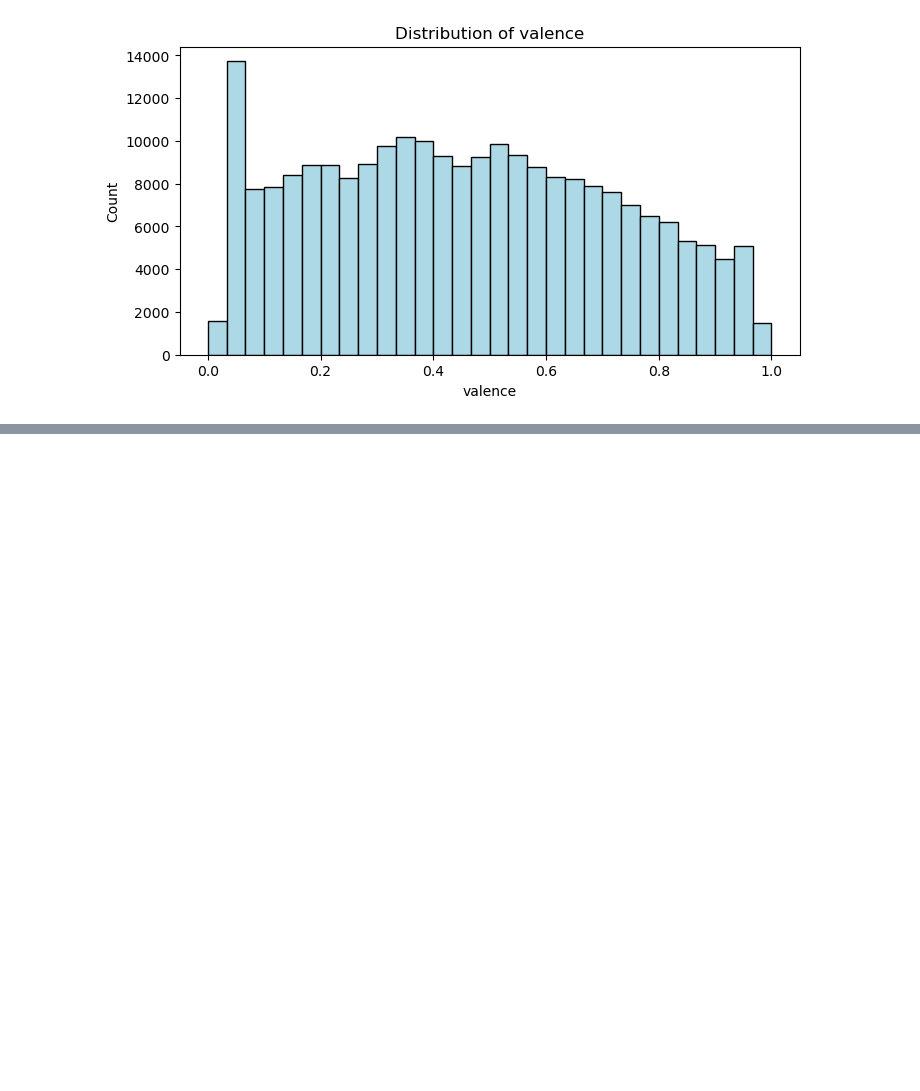
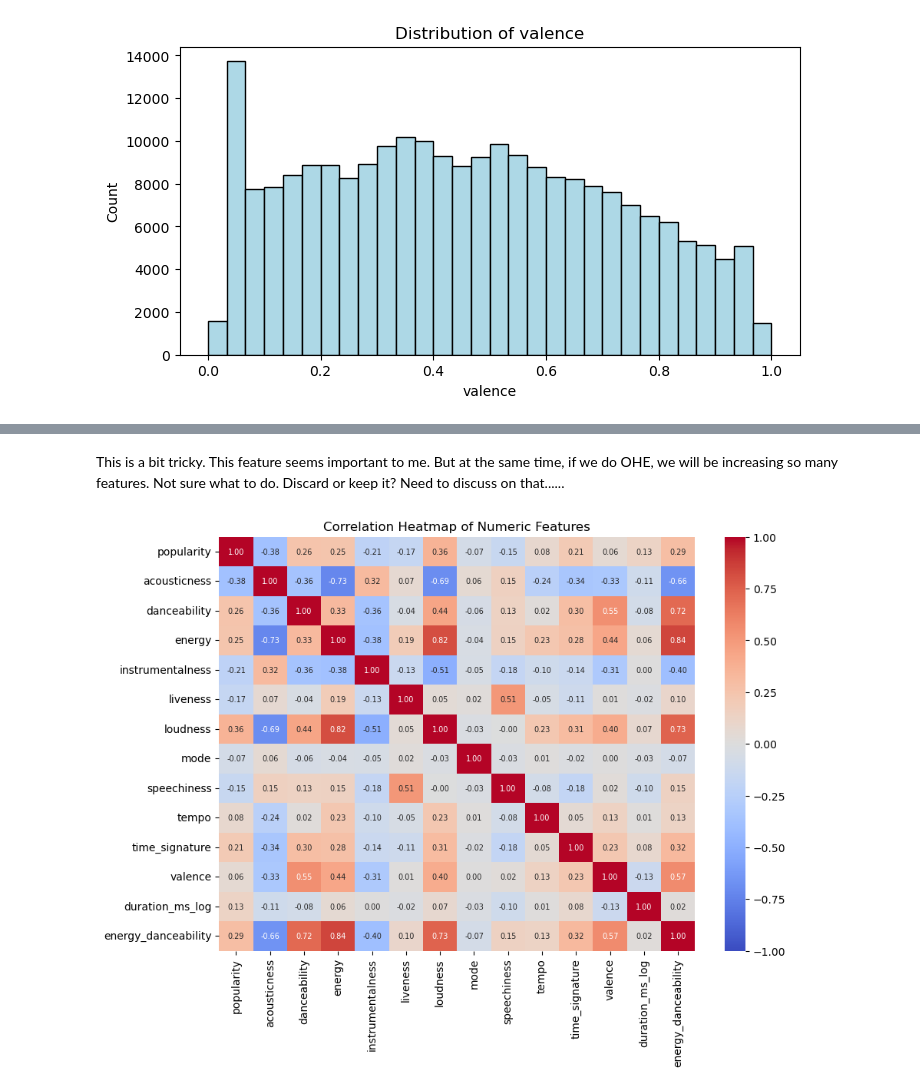
Before and after one commit to jeelfaldu7/predicting_spotify_song_popularity, a Jupyter notebook: notebook.ipynb, the cells around one changed output, grey strips where cells are left out. Saved outputs shown, nothing was run; the diff lists cells and outputs as text; code cells hidden in the pictures; blank space fills up the shorter version.

```diff
--- a/notebook.ipynb
+++ b/notebook.ipynb
@@ -145,0 +199,7 @@ for one_col in numeric_cols:
+# %%
+# Create a binary column
+
+data['time_signature'] = np.where(data['time_signature'] == '4/4', 1, 0)
+
+# Quick check
+data['time_signature'].value_counts()
@@ -145,0 +221,3 @@ for one_col in numeric_cols:
+# %%
+# Create a binary column
+data['mode'] = data['mode'].map({'Major': 1, 'Minor': 0})
@@ -145,0 +265,27 @@ for one_col in numeric_cols:
+# %% [markdown]
+This is a bit tricky. This feature seems important to me. But at the same time, if we do OHE, we will be increasing so many features. Not sure what to do. Discard or keep it? Need to discuss on that......
+# %%
+# High-energy danceable songs tend to be more popular in reels and tiktok. Let's do feature engineering
+data['energy_danceability'] = data['energy'] * data['danceability']
+# %%
+# Create a heat map to see if there is multicollinearity.
+
+# Select numeric columns
+numeric_cols = data.select_dtypes(include=['int64', 'float64']).columns
+
+# Correlation matrix
+corr_matrix = data[numeric_cols].corr()
+
+# Plot heatmap
+plt.figure(figsize=(10, 7))
+sns.heatmap(
+    corr_matrix,
+    annot=True,
+    fmt='.2f',
+    cmap='coolwarm',
+    annot_kws={'size': 7},
+    vmin=-1, vmax=1)
+plt.title('Correlation Heatmap of Numeric Features')
+plt.show()
+# %% [output]
+[figure, added]
```
Also changed, not shown: parts of 14 cells of this notebook.
